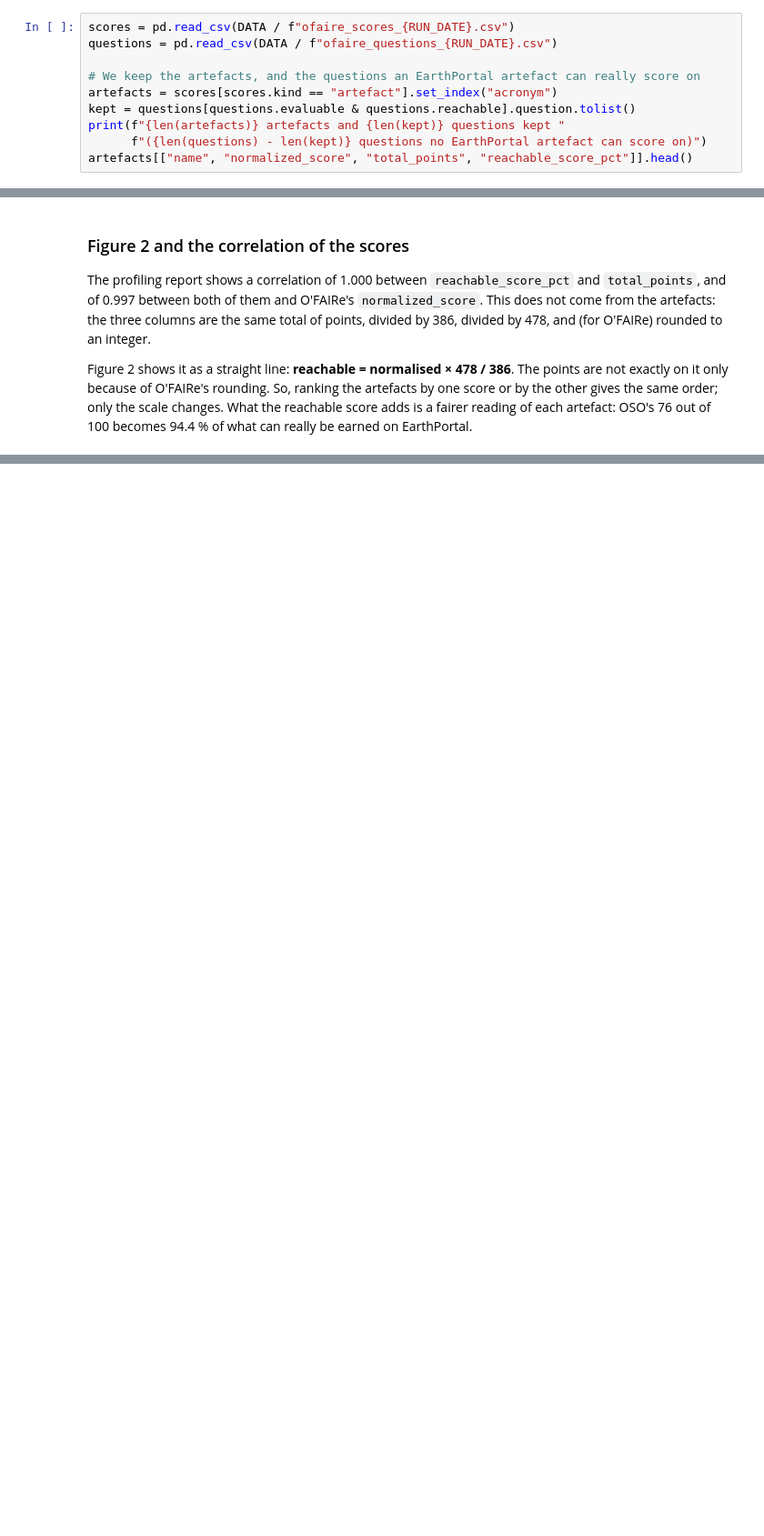
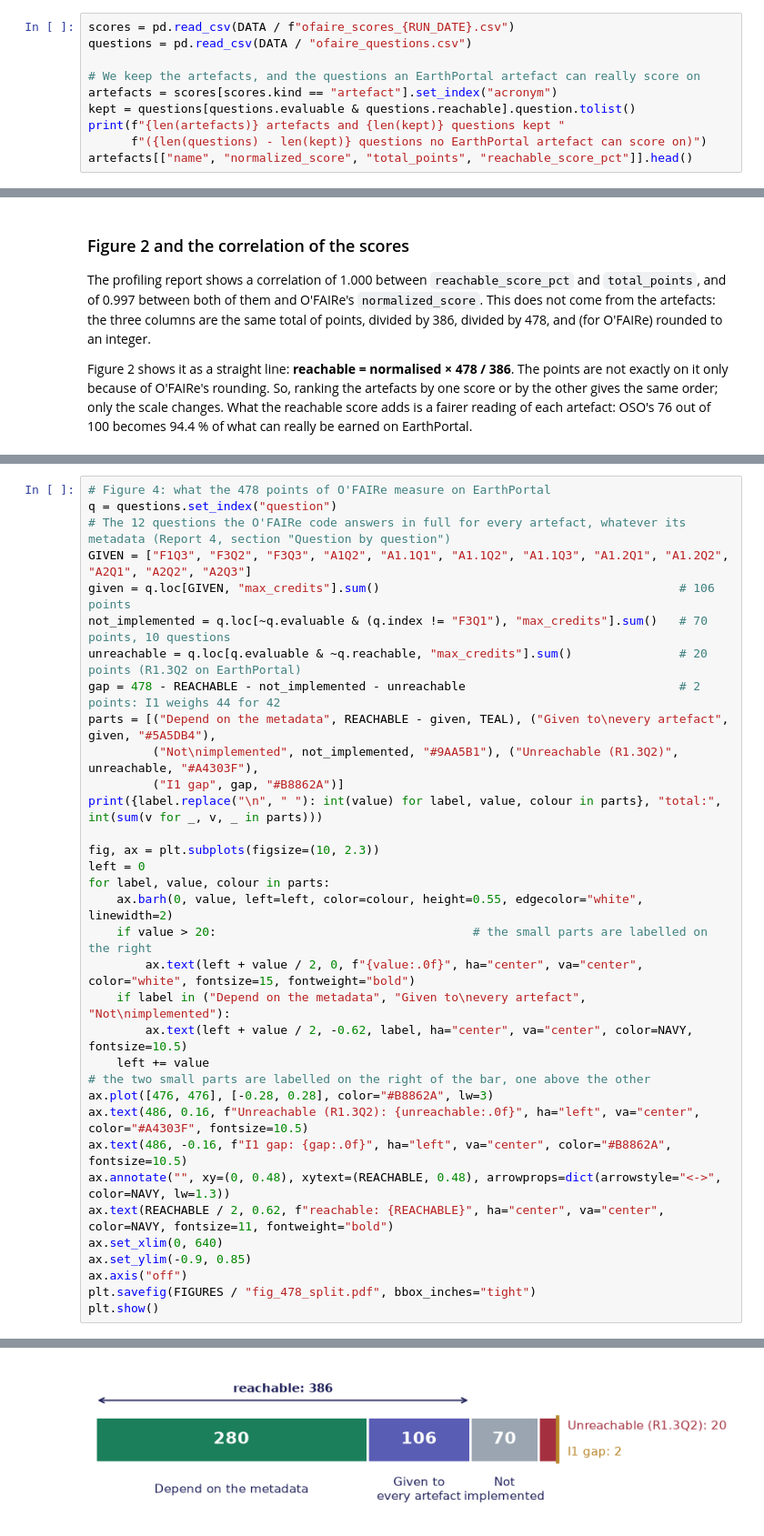
Before and after one commit to EarthPortal/SA_Management, a Jupyter notebook: earthportal_sa_audit/03_eda.ipynb, the cells around one changed output, grey strips where cells are left out. Shown at 91% size. Saved outputs shown, nothing was run; the diff lists cells and outputs as text; blank space fills up the shorter version.

```diff
--- a/earthportal_sa_audit/03_eda.ipynb
+++ b/earthportal_sa_audit/03_eda.ipynb
@@ -20,7 +23,7 @@ from config import *
 # I. Loading the scores
 # %%
 scores = pd.read_csv(DATA / f"ofaire_scores_{RUN_DATE}.csv")
-questions = pd.read_csv(DATA / f"ofaire_questions_{RUN_DATE}.csv")
+questions = pd.read_csv(DATA / "ofaire_questions.csv")
 
 # We keep the artefacts, and the questions an EarthPortal artefact can really score on
 artefacts = scores[scores.kind == "artefact"].set_index("acronym")
@@ -214,0 +231,35 @@ plt.show()
+# %%
+# Figure 4: what the 478 points of O'FAIRe measure on EarthPortal
+q = questions.set_index("question")
+# The 12 questions the O'FAIRe code answers in full for every artefact, whatever its metadata (Report 4, section "Question by question")
+GIVEN = ["F1Q3", "F3Q2", "F3Q3", "A1Q2", "A1.1Q1", "A1.1Q2", "A1.1Q3", "A1.2Q1", "A1.2Q2", "A2Q1", "A2Q2", "A2Q3"]
+given = q.loc[GIVEN, "max_credits"].sum()                                          # 106 points
+not_implemented = q.loc[~q.evaluable & (q.index != "F3Q1"), "max_credits"].sum()   # 70 points, 10 questions
+unreachable = q.loc[q.evaluable & ~q.reachable, "max_credits"].sum()               # 20 points (R1.3Q2 on EarthPortal)
+gap = 478 - REACHABLE - not_implemented - unreachable                              # 2 points: I1 weighs 44 for 42
+parts = [("Depend on the metadata", REACHABLE - given, TEAL), ("Given to\nevery artefact", given, "#5A5DB4"),
+         ("Not\nimplemented", not_implemented, "#9AA5B1"), ("Unreachable (R1.3Q2)", unreachable, "#A4303F"),
+         ("I1 gap", gap, "#B8862A")]
+print({label.replace("\n", " "): int(value) for label, value, colour in parts}, "total:", int(sum(v for _, v, _ in parts)))
+
+fig, ax = plt.subplots(figsize=(10, 2.3))
+left = 0
+for label, value, colour in parts:
+    ax.barh(0, value, left=left, color=colour, height=0.55, edgecolor="white", linewidth=2)
+    if value > 20:                                    # the small parts are labelled on the right
+        ax.text(left + value / 2, 0, f"{value:.0f}", ha="center", va="center", color="white", fontsize=15, fontweight="bold")
+    if label in ("Depend on the metadata", "Given to\nevery artefact", "Not\nimplemented"):
+        ax.text(left + value / 2, -0.62, label, ha="center", va="center", color=NAVY, fontsize=10.5)
+    left += value
+# the two small parts are labelled on the right of the bar, one above the other
+ax.plot([476, 476], [-0.28, 0.28], color="#B8862A", lw=3)
+ax.text(486, 0.16, f"Unreachable (R1.3Q2): {unreachable:.0f}", ha="left", va="center", color="#A4303F", fontsize=10.5)
+ax.text(486, -0.16, f"I1 gap: {gap:.0f}", ha="left", va="center", color="#B8862A", fontsize=10.5)
+ax.annotate("", xy=(0, 0.48), xytext=(REACHABLE, 0.48), arrowprops=dict(arrowstyle="<->", color=NAVY, lw=1.3))
+ax.text(REACHABLE / 2, 0.62, f"reachable: {REACHABLE}", ha="center", va="center", color=NAVY, fontsize=11, fontweight="bold")
+ax.set_xlim(0, 640)
+ax.set_ylim(-0.9, 0.85)
+ax.axis("off")
+plt.savefig(FIGURES / "fig_478_split.pdf", bbox_inches="tight")
+plt.show()
+# %% [output]
@@ -215 +267,2 @@ plt.show()
+[figure, added]
 # %%
```
Also changed, not shown: parts of 8 cells of this notebook, 13 other files.
